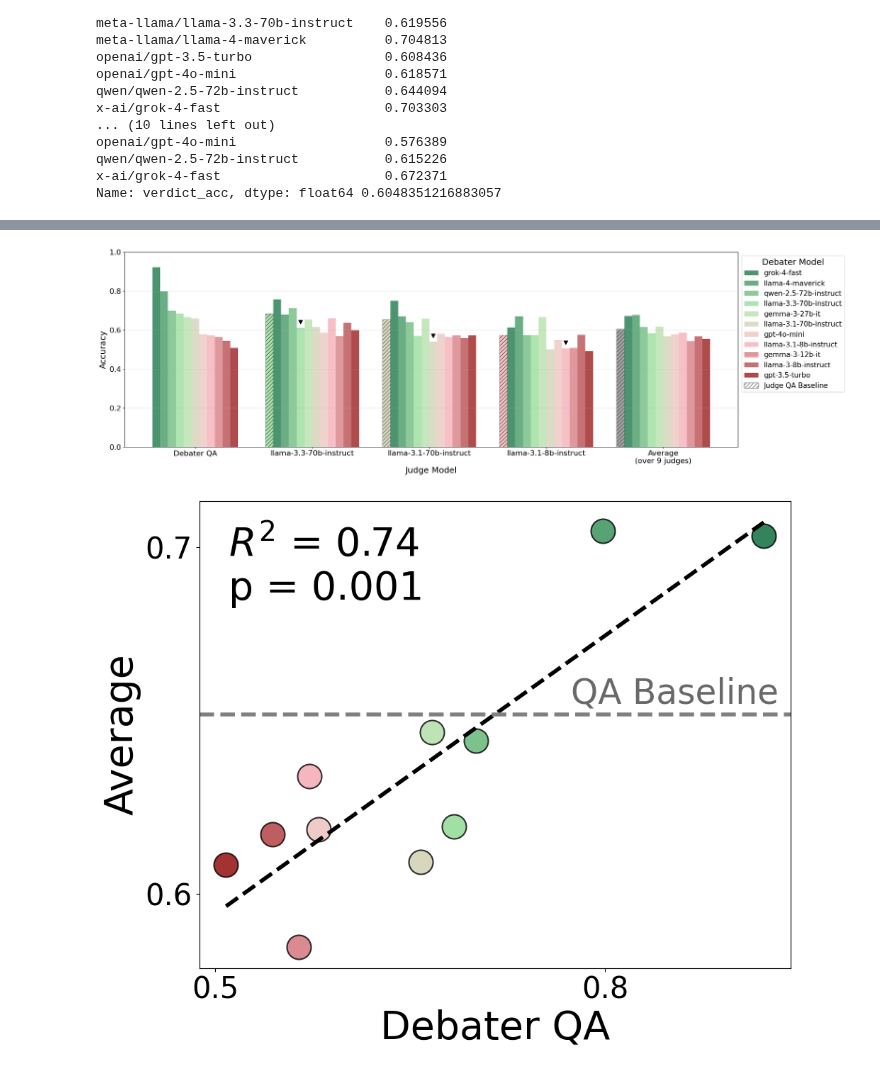
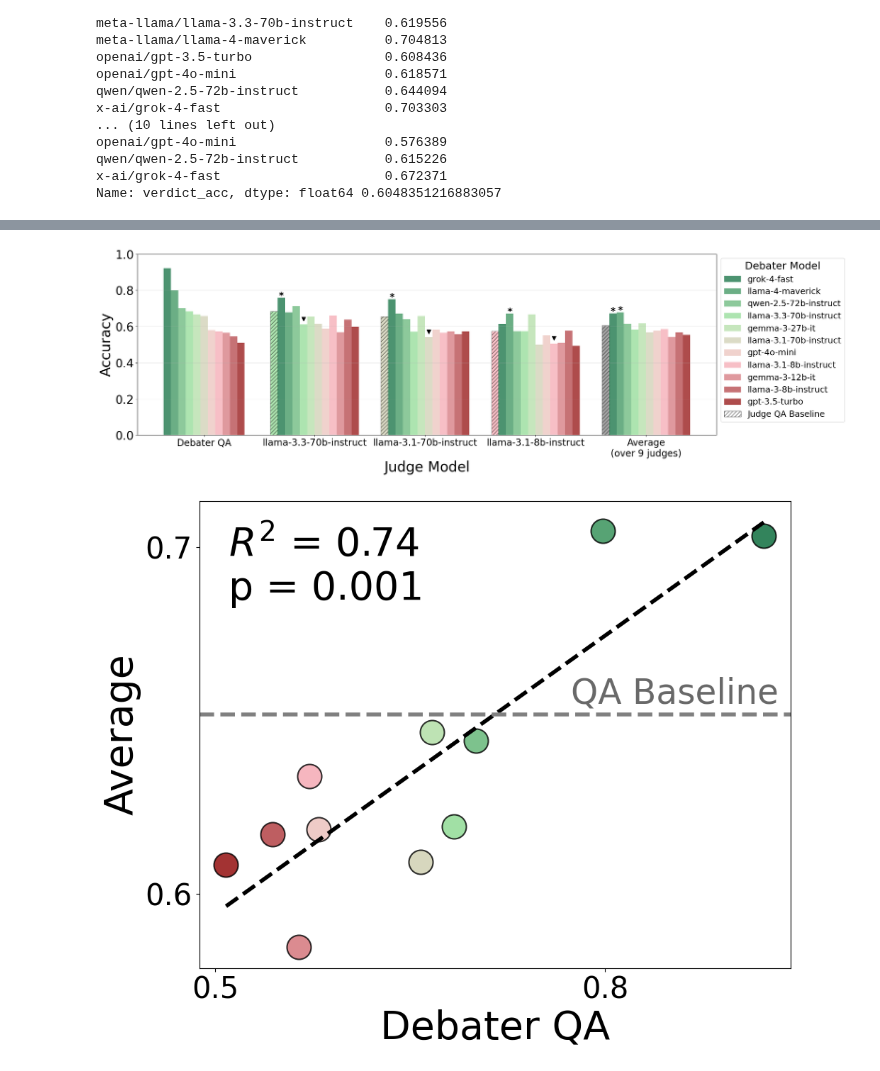
Before and after one commit to joshlevy89/llm_judge_debate_NEW, a Jupyter notebook: analysis/poster.ipynb, the cells around one changed output, grey strips where cells are left out. Saved outputs shown, nothing was run; the diff lists cells and outputs as text; code cells hidden in the pictures.

Commit message:
plot looking great

```diff
--- a/analysis/poster.ipynb
+++ b/analysis/poster.ipynb
@@ -387,12 +383,59 @@ import matplotlib.pyplot as plt
 import matplotlib.colors as mcolors
 import numpy as np
 import pandas as pd
+from statsmodels.stats.proportion import proportions_ztest
 
 # judge_models_to_show = None  # Set to None to show all, or list like ['openai/gpt-4o-mini', 'x-ai/grok-4-fast'] to show specific judges
 judge_models_to_show = ['meta-llama/llama-3.3-70b-instruct', "meta-llama/llama-3.1-70b-instruct", "meta-llama/llama-3.1-8b-instruct",]
 
 run_mapping = pd.DataFrame(data['runs'])
 merged = aggregate_acc.merge(run_mapping, left_on='name', right_on='verdict_run_id')
+
+# Significance testing for debater models vs overall judge QA
+judge_qa_correct_total = aggregate_acc['judge_qa_n_correct'].sum()
+judge_qa_total = aggregate_acc['n_judge_qa_not_null'].sum()
+
+significant_debaters = {}
+for debater_model in aggregate_acc['config_debater_model_debates'].unique():
+    debater_rows = aggregate_acc[aggregate_acc['config_debater_model_debates'] == debater_model]
+    verdict_correct = debater_rows['verdict_n_correct'].sum()
+    verdict_total = debater_rows['n_verdict_not_null'].sum()
+
+    count = np.array([verdict_correct, judge_qa_correct_total])
+    nobs = np.array([verdict_total, judge_qa_total])
+    z_stat, p_value = proportions_ztest(count, nobs, alternative='larger')
+    significant_debaters[debater_model] = p_value < 0.05
+
+# Significance testing for each judge-debater pair
+significant_judge_debater_pairs = {}
+print("Judge-debater pair significance tests:")
+for judge_model in aggregate_acc['config_judge_model_verdicts'].unique():
+    for debater_model in aggregate_acc['config_debater_model_debates'].unique():
+        pair_rows = aggregate_acc[
+            (aggregate_acc['config_judge_model_verdicts'] == judge_model) &
+            (aggregate_acc['config_debater_model_debates'] == debater_model)
+        ]
+
+        if len(pair_rows) > 0:
+            judge_qa_correct = pair_rows['judge_qa_n_correct'].sum()
+            judge_qa_total = pair_rows['n_judge_qa_not_null'].sum()
+            verdict_correct = pair_rows['verdict_n_correct'].sum()
+            verdict_total = pair_rows['n_verdict_not_null'].sum()
+
+            if judge_qa_total > 0 and verdict_total > 0:
+                judge_qa_acc = judge_qa_correct / judge_qa_total
+                verdict_acc = verdict_correct / verdict_total
+
+                count = np.array([verdict_correct, judge_qa_correct])
+                nobs = np.array([verdict_total, judge_qa_total])
+                z_stat, p_value = proportions_ztest(count, nobs, alternative='larger')
+
+                significant_judge_debater_pairs[(judge_model, debater_model)] = p_value < 0.05
+
+                if p_value < 0.05:
+                    j_short = judge_model.split('/')[-1] if '/' in judge_model else judge_model
+                    d_short = debater_model.split('/')[-1] if '/' in debater_model else debater_model
+                    print(f"{j_short} + {d_short}: verdict={verdict_acc:.3f}, qa={judge_qa_acc:.3f}, diff={verdict_acc-judge_qa_acc:.3f}, p={p_value:.4f}")
 
 # Build debate_run_id_labels from debate run configs
 debate_run_id_labels = {}
@@ -460,6 +503,7 @@ for run_idx in [0]:
         offset = (i - n_debates / 2 + 0.5) * width
         ax.bar(0 + offset, debater_qa_acc, width, color=colors[i], alpha=0.7)
 
+
     # Create mapping from judge model to debate_run_id (and thus color)
     judge_to_debate_run = {}
     for _, row in plot_data[['model', 'debate_run_id']].drop_duplicates('model').iterrows():
@@ -499,6 +543,12 @@ for run_idx in [0]:
                 offset = ((i + 1) - (n_debates + 1) / 2 + 0.5) * width
                 ax.bar(x_pos + offset, verdict_acc, width, color=colors[i], alpha=0.7)
 
+                # Add star if this judge-debater pair is significant
+                debater_model_full = row['config_debater_model_debates'].values[0]
+                if significant_judge_debater_pairs.get((judge_model, debater_model_full), False):
+                    ax.text(x_pos + offset, verdict_acc + 0.01, '*', ha='center', va='center',
+                           fontsize=20, fontweight='bold')
+
     # Add Average groups
     for avg_idx, (avg_label, qa_val, verdict_series) in enumerate([
         # ('Judge Verdict Accuracy\n(avg. over judges)', qa_avg, verdict_avg),
@@ -518,14 +568,19 @@ for run_idx in [0]:
             offset = ((i + 1) - (n_debates + 1) / 2 + 0.5) * width
             ax.bar(x_pos + offset, verdict_val, width, color=colors[i], alpha=0.7)
 
+            # Add star if this debater's verdict is significantly better than judge QA
+            if significant_debaters.get(debater_model_full, False):
+                ax.text(x_pos + offset, verdict_val + 0.01, '*', ha='center', va='center',
+                        fontsize=20, fontweight='bold')
+
     x_positions = np.arange(len(x_labels))
 
-    ax.set_xlabel('Judge Model', fontsize=18)
-    ax.set_ylabel('Accuracy', fontsize=18)
+    ax.set_xlabel('Judge Model', fontsize=30)
+    ax.set_ylabel('Accuracy', fontsize=30)
     ax.set_xticks(x_positions)
     # ax.set_xticklabels(x_labels, rotation=45, ha='right', fontsize=12)
-    ax.set_xticklabels([label.split('/')[1] if '/' in label else label for label in x_labels], rotation=0, fontsize=16)
-    ax.tick_params(axis='y', labelsize=16)
+    ax.set_xticklabels([label.split('/')[1] if '/' in label else label for label in x_labels], rotation=0, fontsize=20)
+    ax.tick_params(axis='y', labelsize=25)
     from matplotlib.patches import Patch
 
     legend_elements = []
@@ -537,7 +592,7 @@ for run_idx in [0]:
 
     ax.grid(axis='y', alpha=0.3)
     ax.set_ylim([0, 1])
-    ax.legend(handles=legend_elements, loc='upper left', bbox_to_anchor=(1, 1), title='Debater Model', fontsize=15, title_fontsize=18)
+    ax.legend(handles=legend_elements, loc='upper left', bbox_to_anchor=(1, 1), title='Debater Model', fontsize=18, title_fontsize=22)
 
     plt.tight_layout(rect=[0, 0, 0.9, 1])
     plt.show()
@@ -545,4 +613,4 @@ for run_idx in [0]:
-[figure, old version]
+[figure, new version]
 # %%
 from scipy import stats
 
```
Also changed, not shown: parts of 3 cells of this notebook.
